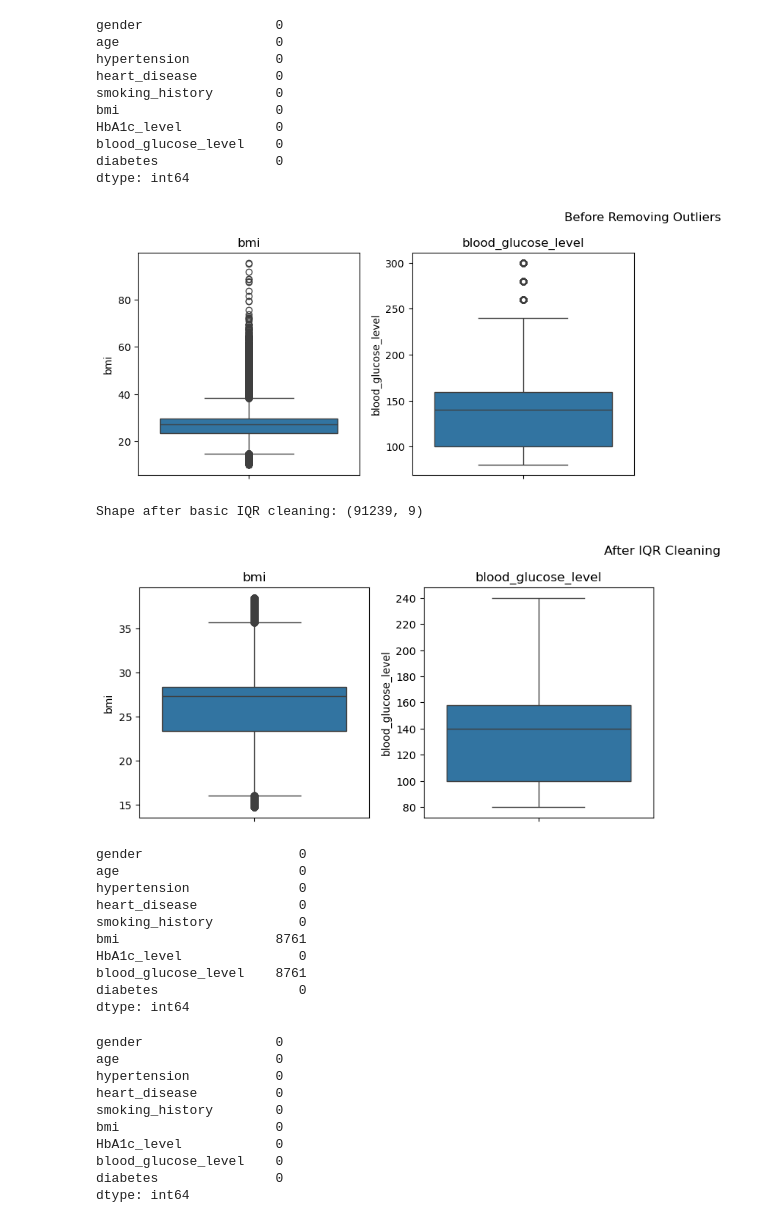
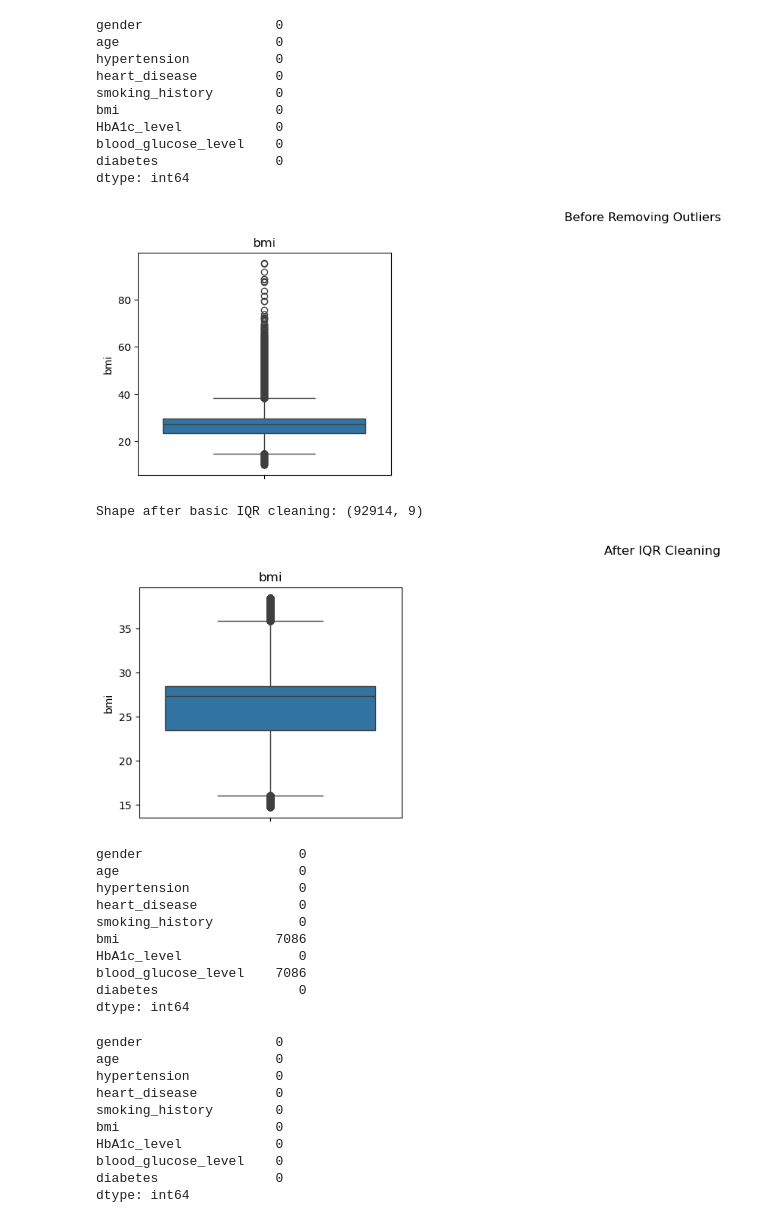
Before and after one commit to Ashish094562/Diabetes-Predict-ML, a Jupyter notebook: clean.ipynb, the cells around one changed output. Saved outputs shown, nothing was run; the diff lists cells and outputs as text; code cells hidden in the pictures.

```diff
--- a/clean.ipynb
+++ b/clean.ipynb
@@ -275,11 +275,11 @@ def outlier_remove(num_cols):
     plt.show()
     return df_iqr
 # %%
-df.loc[:, ['bmi', 'blood_glucose_level']] = outlier_remove(df[['bmi', 'blood_glucose_level']])
+df.loc[:, ['bmi', 'blood_glucose_level']] = outlier_remove(df[['bmi']])
 # %% [output]
-[figure, old version]
+[figure, new version]
-Shape after basic IQR cleaning: (91239, 9)
+Shape after basic IQR cleaning: (92914, 9)
-[figure, old version]
+[figure, new version]
 # %%
 
 df['hypertension'] = np.where((df['hypertension'] == 1), "Yes", "No")
@@ -292,9 +292,9 @@ age                       0
 hypertension              0
 heart_disease             0
 smoking_history           0
-bmi                    8761
+bmi                    7086
 HbA1c_level               0
-blood_glucose_level    8761
+blood_glucose_level    7086
 diabetes                  0
 dtype: int64
 # %%
```
Also changed, not shown: parts of 1 cell of this notebook, 5 other files.
